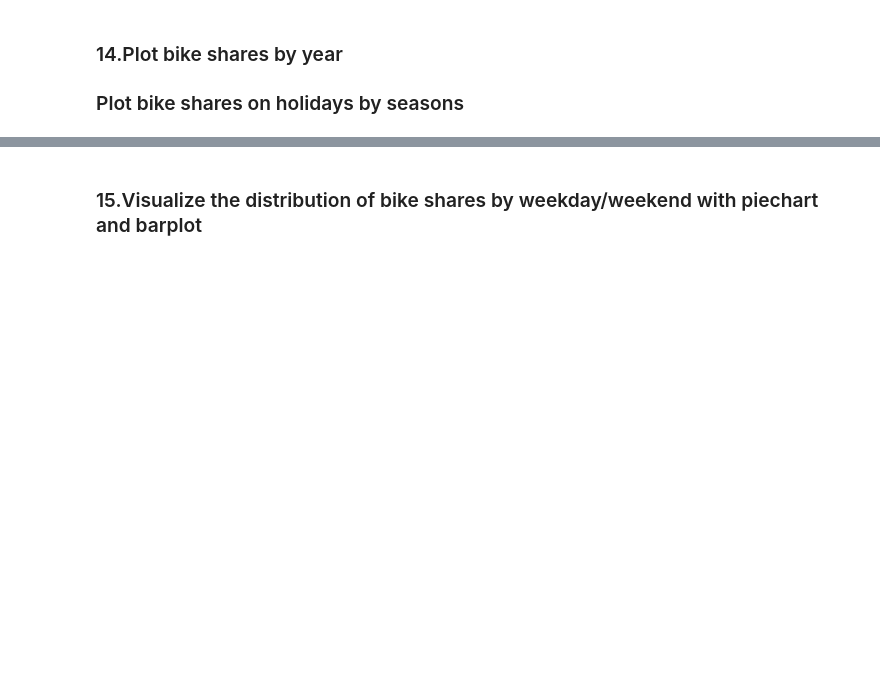
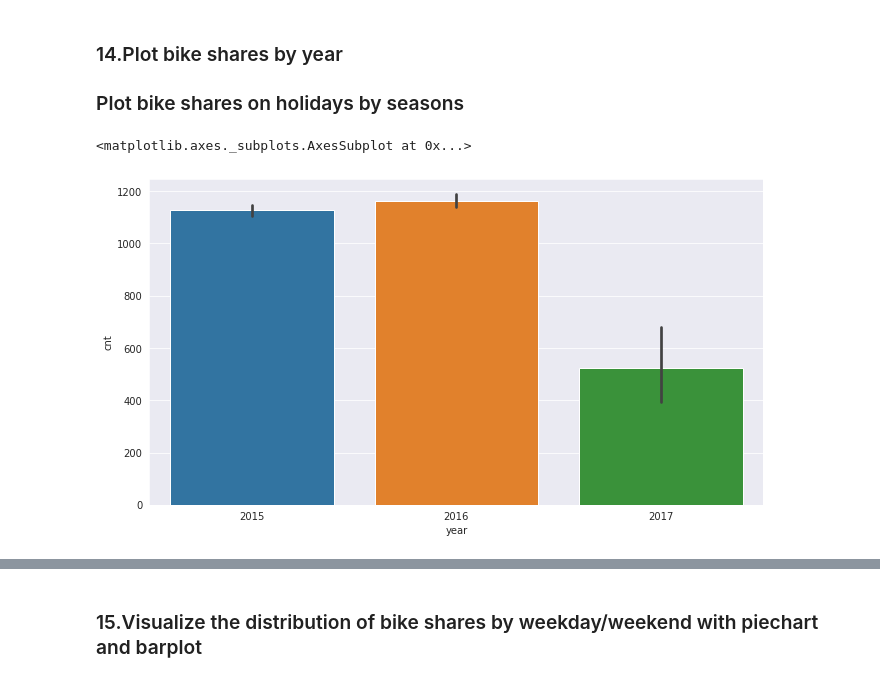
Before and after one commit to mehmetsar/DA_assignments, a Jupyter notebook: DV_capstone_student_ipynb_adlı_not_defterinin_kopyası.ipynb, the cells around one changed output, grey strips where cells are left out. Saved outputs shown, nothing was run; the diff lists cells and outputs as text; code cells hidden in the pictures; blank space fills up the shorter version.

```diff
--- a/DV_capstone_student_ipynb_adlı_not_defterinin_kopyası.ipynb
+++ b/DV_capstone_student_ipynb_adlı_not_defterinin_kopyası.ipynb
@@ -398,0 +400,7 @@ df3.reset_index().T
+# %%
+# with barplot
+plt.figure(figsize=(11,6))
+sns.barplot(df.year,df.cnt)
+# %% [output]
+<matplotlib.axes._subplots.AxesSubplot at 0x...>
+[figure, added]
```
Also changed, not shown: parts of 18 cells of this notebook.
